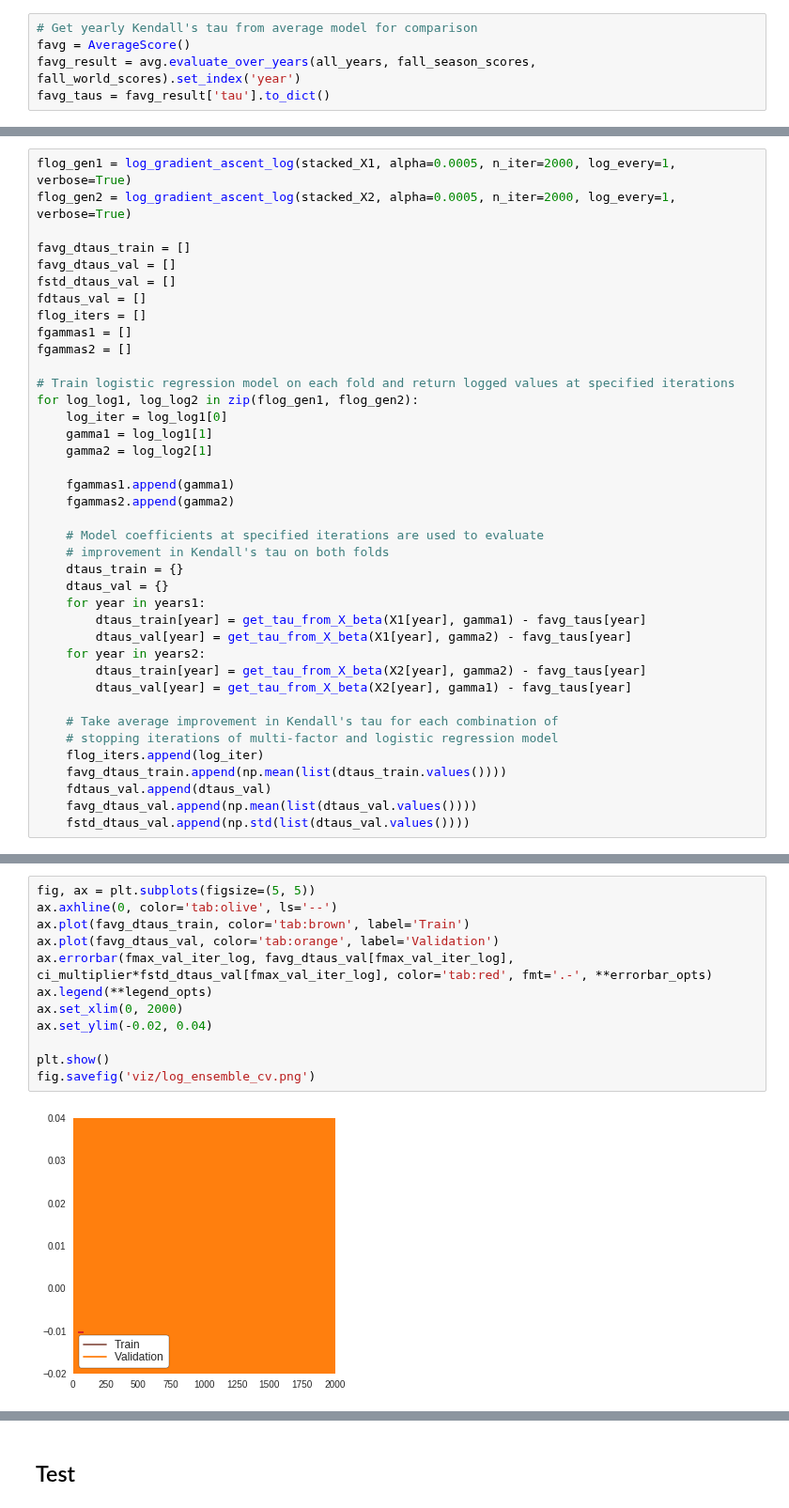
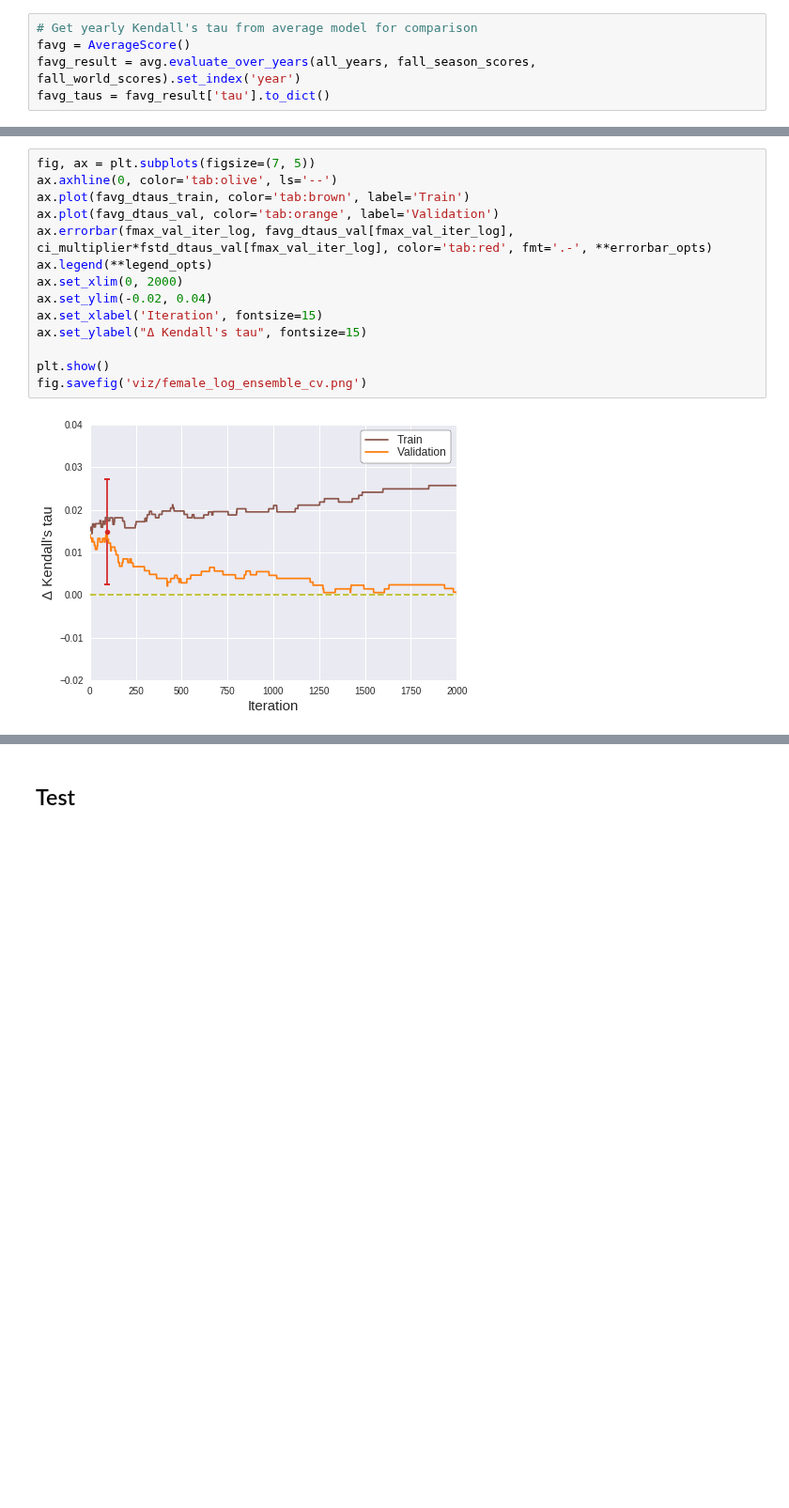
Before and after one commit to khanhnguyendata/skate_predict, a Jupyter notebook: analysis_part6.ipynb, the cells around one changed output, grey strips where cells are left out. Shown at 94% size. Saved outputs shown, nothing was run; the diff lists cells and outputs as text; blank space fills up the shorter version.

```diff
--- a/analysis_part6.ipynb
+++ b/analysis_part6.ipynb
@@ -653,39 +899,0 @@ fstacked_X2 = np.concatenate(list(fX2.values()))
-# %%
-flog_gen1 = log_gradient_ascent_log(stacked_X1, alpha=0.0005, n_iter=2000, log_every=1, verbose=True)
-flog_gen2 = log_gradient_ascent_log(stacked_X2, alpha=0.0005, n_iter=2000, log_every=1, verbose=True)
-
-favg_dtaus_train = []
-favg_dtaus_val = []
-fstd_dtaus_val = []
-fdtaus_val = []
-flog_iters = []
-fgammas1 = []
-fgammas2 = []
-
-# Train logistic regression model on each fold and return logged values at specified iterations
-for log_log1, log_log2 in zip(flog_gen1, flog_gen2):
-    log_iter = log_log1[0]
-    gamma1 = log_log1[1]
-    gamma2 = log_log2[1]
-
-    fgammas1.append(gamma1)
-    fgammas2.append(gamma2)
-
-    # Model coefficients at specified iterations are used to evaluate
-    # improvement in Kendall's tau on both folds
-    dtaus_train = {}
-    dtaus_val = {}
-    for year in years1:
-        dtaus_train[year] = get_tau_from_X_beta(X1[year], gamma1) - favg_taus[year]
-        dtaus_val[year] = get_tau_from_X_beta(X1[year], gamma2) - favg_taus[year]
-    for year in years2:
-        dtaus_train[year] = get_tau_from_X_beta(X2[year], gamma2) - favg_taus[year]
-        dtaus_val[year] = get_tau_from_X_beta(X2[year], gamma1) - favg_taus[year]
-
-    # Take average improvement in Kendall's tau for each combination of
-    # stopping iterations of multi-factor and logistic regression model
-    flog_iters.append(log_iter)
-    favg_dtaus_train.append(np.mean(list(dtaus_train.values())))
-    fdtaus_val.append(dtaus_val)
-    favg_dtaus_val.append(np.mean(list(dtaus_val.values())))
-    fstd_dtaus_val.append(np.std(list(dtaus_val.values())))
@@ -699,17 +910,19 @@ fmax_val_iter_log
 # %%
-fig, ax = plt.subplots(figsize=(5, 5))
+fig, ax = plt.subplots(figsize=(7, 5))
 ax.axhline(0, color='tab:olive', ls='--')
 ax.plot(favg_dtaus_train, color='tab:brown', label='Train')
 ax.plot(favg_dtaus_val, color='tab:orange', label='Validation')
 ax.errorbar(fmax_val_iter_log, favg_dtaus_val[fmax_val_iter_log], ci_multiplier*fstd_dtaus_val[fmax_val_iter_log], color='tab:red', fmt='.-', **errorbar_opts)
 ax.legend(**legend_opts)
 ax.set_xlim(0, 2000)
 ax.set_ylim(-0.02, 0.04)
+ax.set_xlabel('Iteration', fontsize=15)
+ax.set_ylabel("Δ Kendall's tau", fontsize=15)
 
 plt.show()
-fig.savefig('viz/log_ensemble_cv.png')
+fig.savefig('viz/female_log_ensemble_cv.png')
 # %% [output]
-[figure, old version]
+[figure, new version]
 # %%
 fgamma1_max = gammas1[fmax_val_iter_log]
 fgamma2_max = gammas2[fmax_val_iter_log]
```
Also changed, not shown: parts of 46 cells of this notebook, 22 other files.
